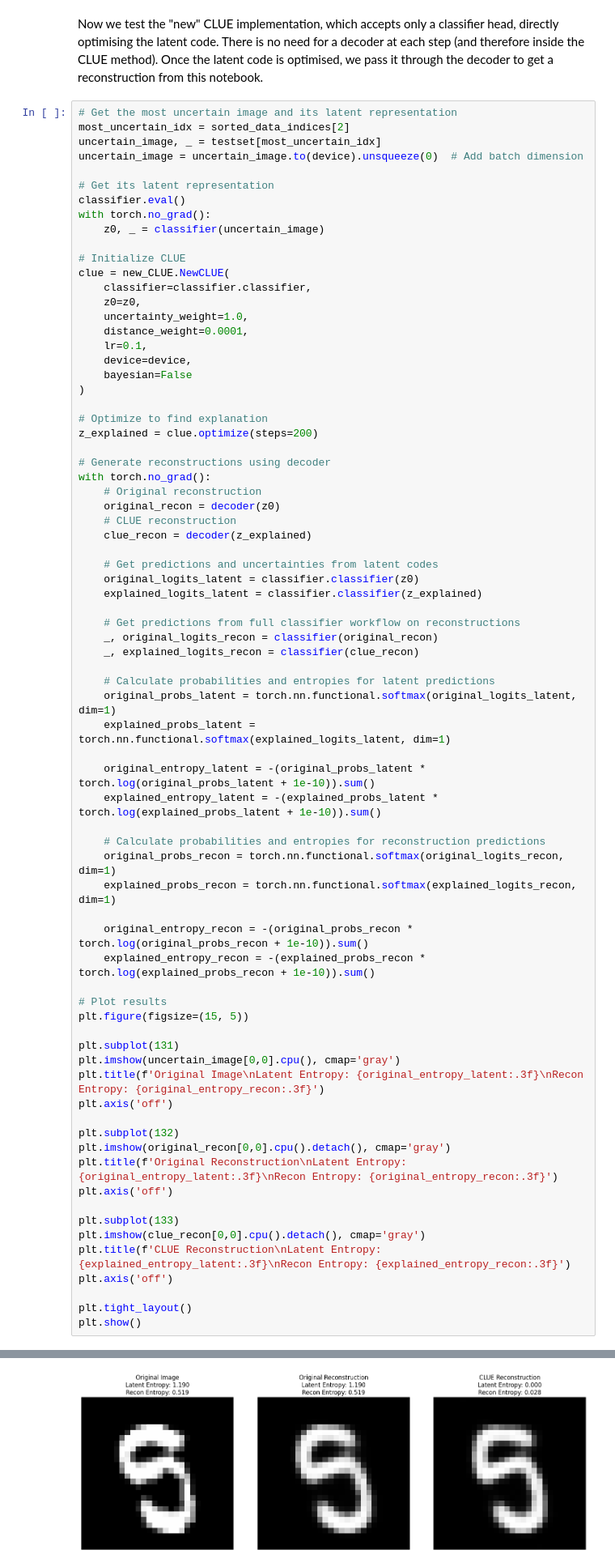
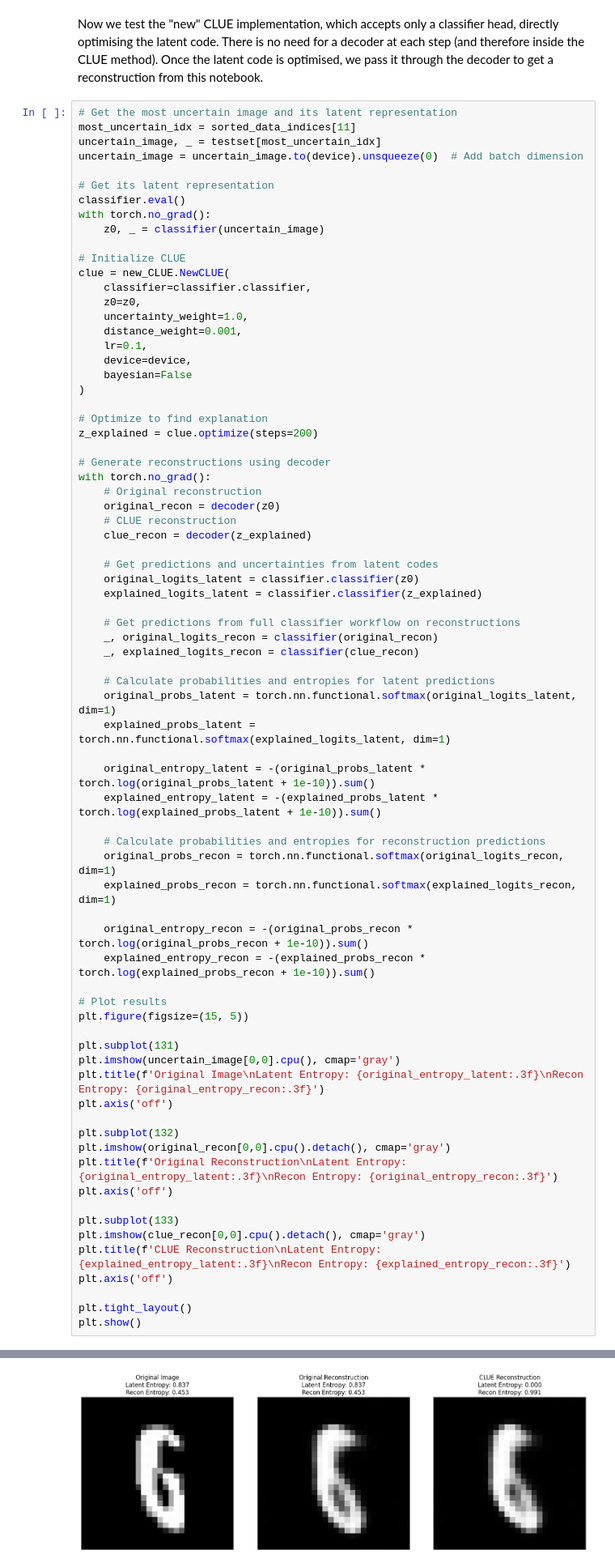
Before and after one commit to confinlay/Bayesian-CE, a Jupyter notebook: MyImplementation/testing_notebooks/test-new-clue.ipynb, the cells around one changed output, grey strips where cells are left out. Shown at 81% size. Saved outputs shown, nothing was run; the diff lists cells and outputs as text.

```diff
--- a/MyImplementation/testing_notebooks/test-new-clue.ipynb
+++ b/MyImplementation/testing_notebooks/test-new-clue.ipynb
@@ -156,7 +156,7 @@ Now we test the "new" CLUE implementation, which accepts only a classifier head,
 Once the latent code is optimised, we pass it through the decoder to get a reconstruction from this notebook.
 # %%
 # Get the most uncertain image and its latent representation
-most_uncertain_idx = sorted_data_indices[2]
+most_uncertain_idx = sorted_data_indices[11]
 uncertain_image, _ = testset[most_uncertain_idx]
 uncertain_image = uncertain_image.to(device).unsqueeze(0)  # Add batch dimension
 
@@ -170,7 +170,7 @@ clue = new_CLUE.NewCLUE(
     classifier=classifier.classifier,
     z0=z0,
     uncertainty_weight=1.0,
-    distance_weight=0.0001,
+    distance_weight=0.001,
     lr=0.1,
     device=device,
     bayesian=False
@@ -249,4 +249,4 @@ Step 199: Loss: 0.0016, Total Entropy: 0.0000, Epistemic Entropy: 0.0000, Aleato
-[figure, old version]
+[figure, new version]
 # %% [markdown]
 So we see that, while the entropy of the optimised latent code is near zero, the reconstuction looks identical to the original recosntruction of the test image. Indeed, passing the _reconstructed_ image through the entire classification pipeline (encoder -> classification head) results in almost the same entropy as before. It seems that the latent point is adversarial, and gets project back to the original in-distribution image.
 
```
Also changed, not shown: parts of 2 cells of this notebook, 14 other files.
